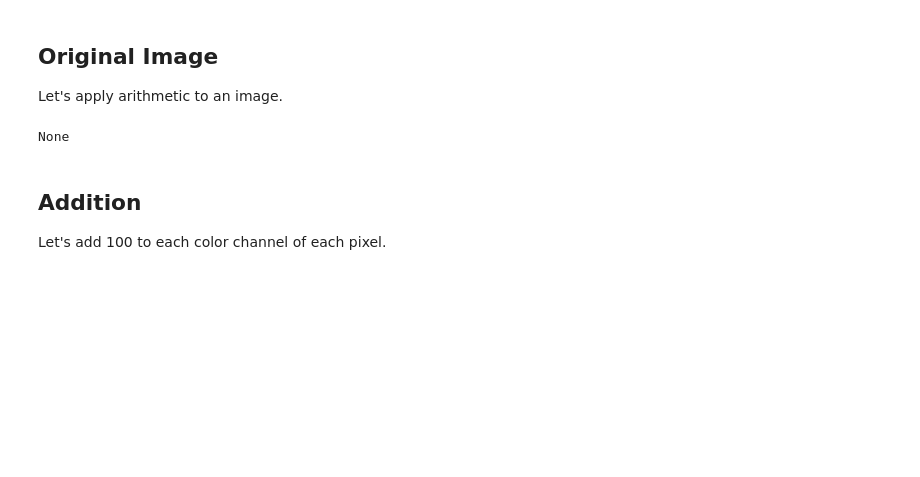
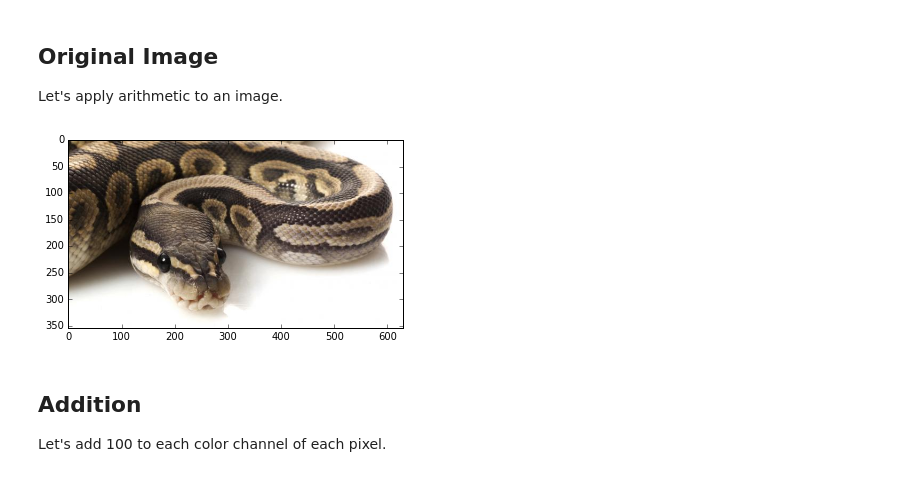
Before and after one commit to strykeforce/vision, a Jupyter notebook: notebooks/Basic Image Arithmetic.ipynb, the cells around one changed output. Saved outputs shown, nothing was run; the diff lists cells and outputs as text; code cells hidden in the pictures; blank space fills up the shorter version.

Commit message:
Fix sample image path.

```diff
--- a/notebooks/Basic Image Arithmetic.ipynb
+++ b/notebooks/Basic Image Arithmetic.ipynb
@@ -32,12 +32,9 @@ print("[100] - [200] -> {}".format(cv2.subtract(np.uint8([100]), np.uint8([200])
 Let's apply arithmetic to an image.
 # %%
 image = cv2.imread("../python/images/python.jpg")
-print(image)
-#plt.imshow(image)
-#plt.show()
-#imutils.display(image)
+imutils.display(image)
 # %% [output]
-None
+[figure, added]
 # %% [markdown]
 ## Addition
 Let's add 100 to each color channel of each pixel.
```
Also changed, not shown: parts of 2 cells of this notebook.
